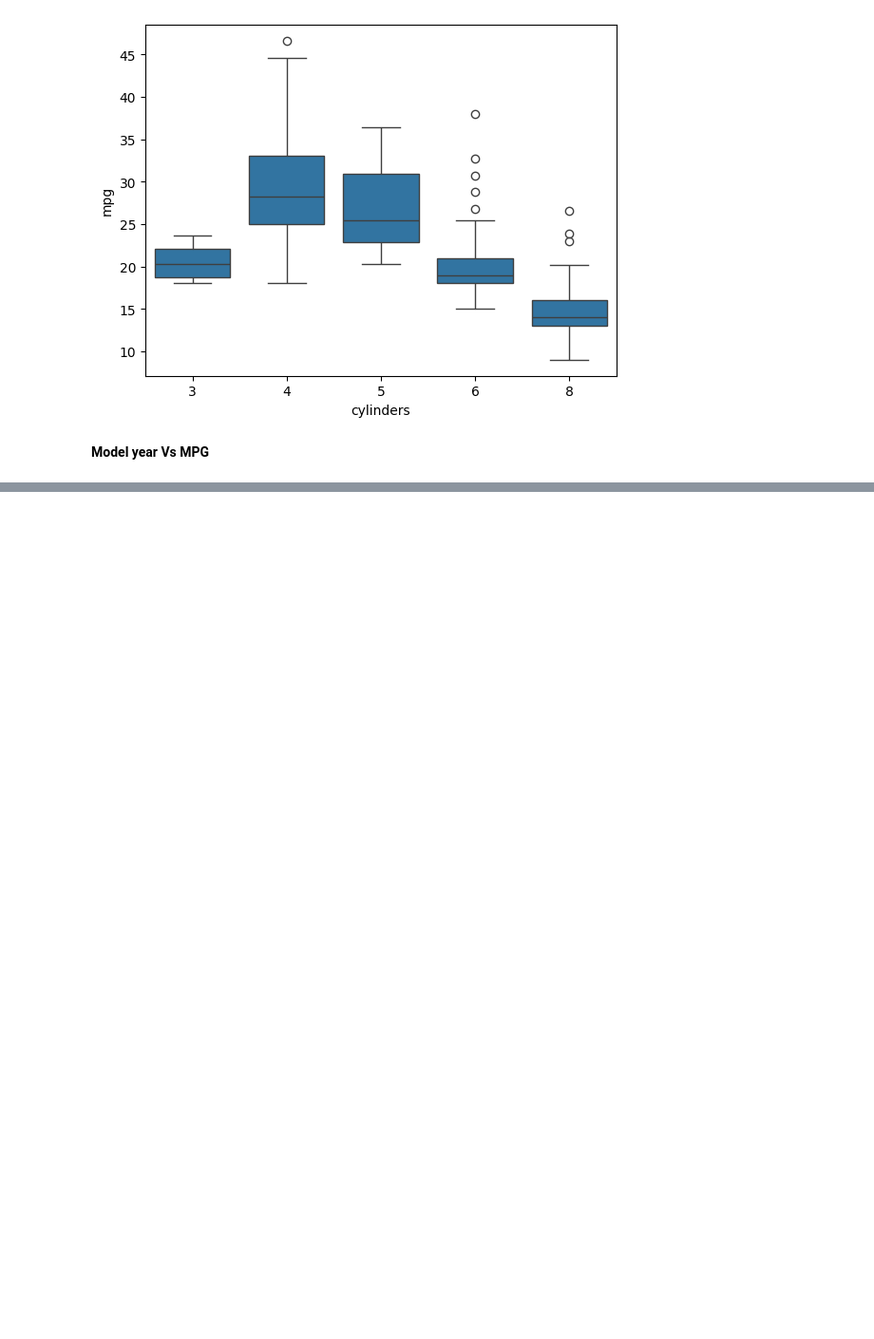
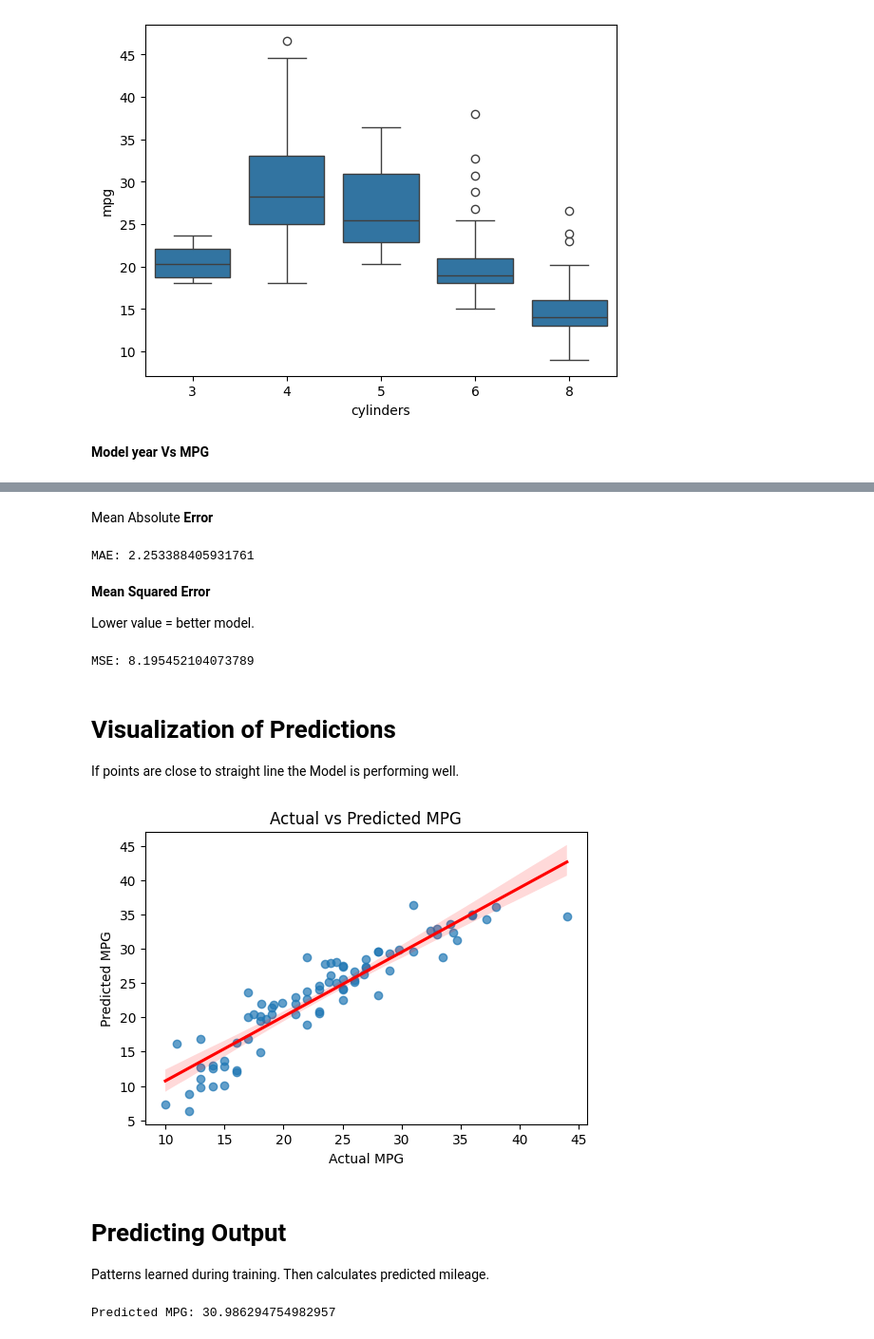
Before and after one commit to Shibu09-tech/AI-ML-Projects-and-Notes, a Jupyter notebook: Lab1_Mileage_Prediction/notebook.ipynb, the cells around one changed output, grey strips where cells are left out. Shown at 95% size. Drawn from its saved outputs; the diff is of its cells as text; code cells hidden in the pictures; blank space fills up the shorter version.

```diff
--- a/Lab1_Mileage_Prediction/notebook.ipynb
+++ b/Lab1_Mileage_Prediction/notebook.ipynb
@@ -192,0 +213,7 @@ plt.show()
+# %%
+X_train, X_test, y_train, y_test = train_test_split(
+    X,
+    y,
+    test_size=0.2,
+    random_state=42
+)
@@ -192,0 +222,3 @@ plt.show()
+# %%
+model= LinearRegression()
+model.fit(X_train,y_train)
@@ -192,0 +243,2 @@ plt.show()
+# %%
+y_pred=model.predict(X_test)
@@ -192,0 +278,42 @@ plt.show()
+# %% [markdown]
+Mean Absolute **Error**
+# %%
+mae = mean_absolute_error(y_test, y_pred)
+print('MAE:', mae)
+# %% [output]
+MAE: 2.253388405931761
+# %% [markdown]
+**Mean Squared Error**
+
+Lower value = better model.
+# %%
+mse = mean_squared_error(y_test, y_pred)
+print('MSE:', mse)
+# %% [output]
+MSE: 8.195452104073789
+# %% [markdown]
+# **Visualization of Predictions**
+
+
+If points are close to straight line the Model is performing well.
+# %%
+plt.figure(figsize=(6,4))
+sns.regplot(x=y_test, y=y_pred, scatter_kws={'alpha': 0.7}, line_kws={'color': 'red'})
+plt.xlabel('Actual MPG')
+plt.ylabel('Predicted MPG')
+plt.title('Actual vs Predicted MPG')
+plt.show()
+# %% [output]
+[figure, added]
+# %% [markdown]
+# **Predicting Output**
+
+Patterns learned during training.
+Then calculates predicted mileage.
+# %%
+new_car_data=[[4, 140, 90, 2400, 15, 82, 1]]
+
+predicted_mpg = model.predict(new_car_data)
+print('Predicted MPG:', predicted_mpg[0])
+# %% [output]
+Predicted MPG: 30.986294754982957
```
Also changed, not shown: parts of 14 cells of this notebook.
